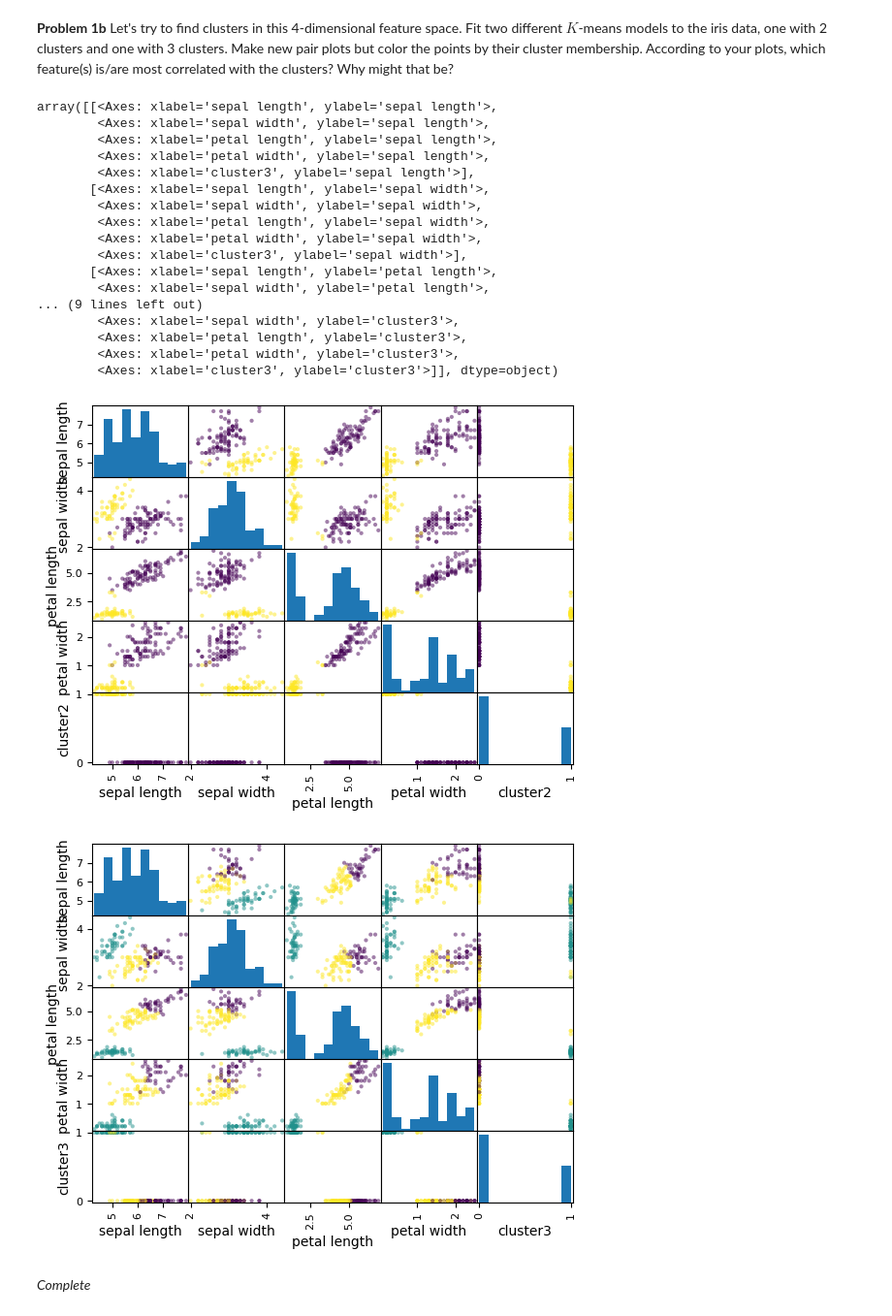
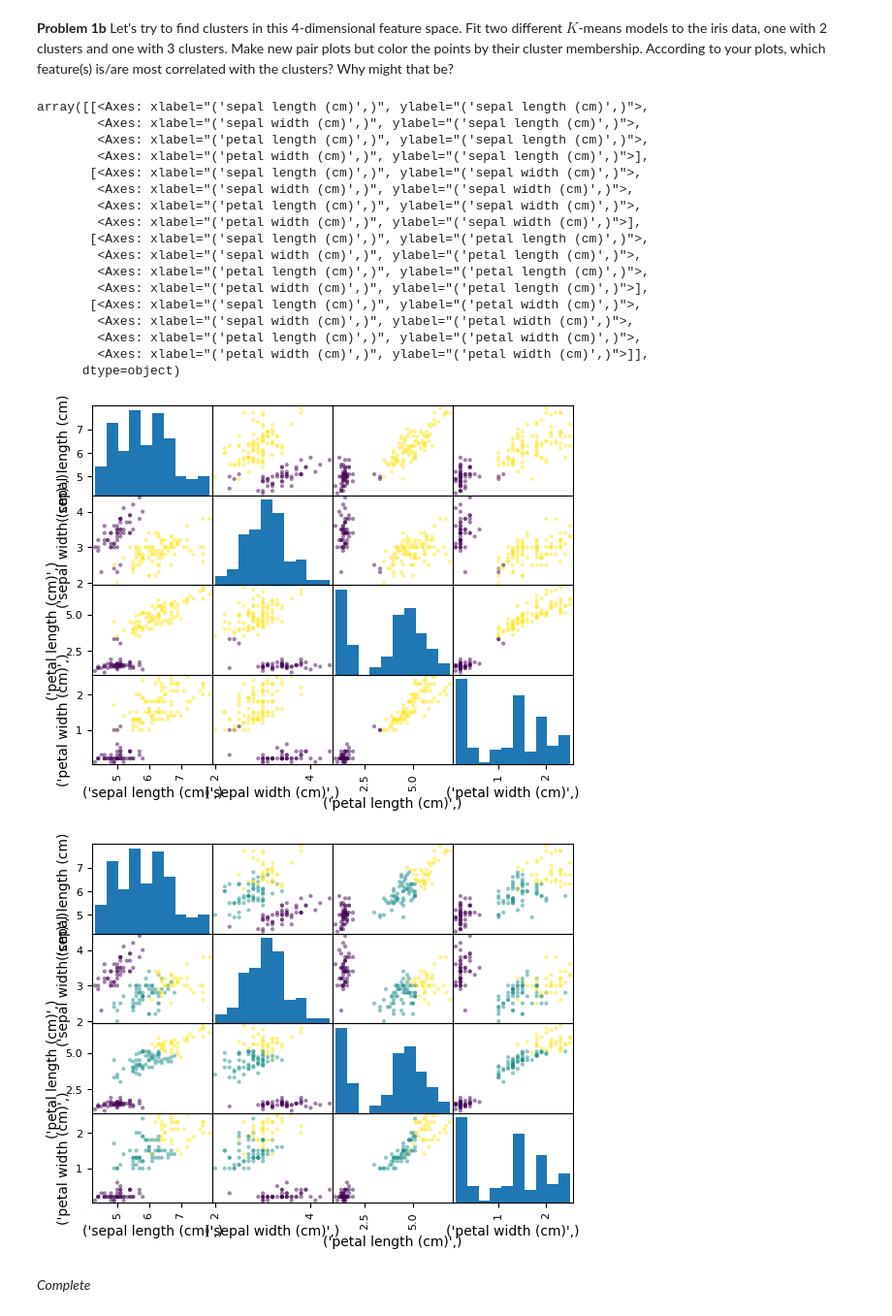
Before and after one commit to ASTR154/clustering, a Jupyter notebook: clustering.ipynb, the cells around one changed output. Shown at 97% size. Drawn from its saved outputs; the diff is of its cells as text; code cells hidden in the pictures.

```diff
--- a/clustering.ipynb
+++ b/clustering.ipynb
@@ -23,7 +23,7 @@ data = iris['data']
 import pandas as pd
 
 data = iris['data']
-df = pd.DataFrame(data, columns = ['sepal length', 'sepal width', 'petal length', 'petal width'])
+df = pd.DataFrame(data, columns = [iris.feature_names])
 
 
 #pd.plotting.scatter_matrix(df)
@@ -32,46 +32,46 @@ df = pd.DataFrame(data, columns = ['sepal length', 'sepal width', 'petal length'
 # %%
 from sklearn.cluster import KMeans
 
 kmeans2 = KMeans(n_clusters=2)  # complete
 kmeans2.fit(df)  # complete
 clusters2 = kmeans2.labels_  # complete
 
 df2 = pd.DataFrame(data, columns = ['sepal length', 'sepal width', 'petal length', 'petal width'])
 
 df2['cluster2'] = clusters2
-pd.plotting.scatter_matrix(df2, marker='.', c=clusters2)
+pd.plotting.scatter_matrix(df, marker='.', c=clusters2)
 
 # repeat with 3 clusters
 kmeans3 = KMeans(n_clusters=3)  # complete
 kmeans3.fit(df)  # complete
 clusters3 = kmeans3.labels_   # complete
 
 df3 = pd.DataFrame(data, columns = ['sepal length', 'sepal width', 'petal length', 'petal width'])
 
 df3['cluster3'] = clusters2
-pd.plotting.scatter_matrix(df3, marker='.', c=clusters3)
+pd.plotting.scatter_matrix(df, marker='.', c=clusters3)
 
 #print(clusters3)
 # %% [output]
-array([[<Axes: xlabel='sepal length', ylabel='sepal length'>,
-        <Axes: xlabel='sepal width', ylabel='sepal length'>,
-        <Axes: xlabel='petal length', ylabel='sepal length'>,
-        <Axes: xlabel='petal width', ylabel='sepal length'>,
-        <Axes: xlabel='cluster3', ylabel='sepal length'>],
-       [<Axes: xlabel='sepal length', ylabel='sepal width'>,
-        <Axes: xlabel='sepal width', ylabel='sepal width'>,
-        <Axes: xlabel='petal length', ylabel='sepal width'>,
-        <Axes: xlabel='petal width', ylabel='sepal width'>,
-        <Axes: xlabel='cluster3', ylabel='sepal width'>],
-       [<Axes: xlabel='sepal length', ylabel='petal length'>,
-        <Axes: xlabel='sepal width', ylabel='petal length'>,
-... (9 lines left out)
-        <Axes: xlabel='sepal width', ylabel='cluster3'>,
-        <Axes: xlabel='petal length', ylabel='cluster3'>,
-        <Axes: xlabel='petal width', ylabel='cluster3'>,
-        <Axes: xlabel='cluster3', ylabel='cluster3'>]], dtype=object)
+array([[<Axes: xlabel="('sepal length (cm)',)", ylabel="('sepal length (cm)',)">,
+        <Axes: xlabel="('sepal width (cm)',)", ylabel="('sepal length (cm)',)">,
+        <Axes: xlabel="('petal length (cm)',)", ylabel="('sepal length (cm)',)">,
+        <Axes: xlabel="('petal width (cm)',)", ylabel="('sepal length (cm)',)">],
+       [<Axes: xlabel="('sepal length (cm)',)", ylabel="('sepal width (cm)',)">,
+        <Axes: xlabel="('sepal width (cm)',)", ylabel="('sepal width (cm)',)">,
+        <Axes: xlabel="('petal length (cm)',)", ylabel="('sepal width (cm)',)">,
+        <Axes: xlabel="('petal width (cm)',)", ylabel="('sepal width (cm)',)">],
+       [<Axes: xlabel="('sepal length (cm)',)", ylabel="('petal length (cm)',)">,
+        <Axes: xlabel="('sepal width (cm)',)", ylabel="('petal length (cm)',)">,
+        <Axes: xlabel="('petal length (cm)',)", ylabel="('petal length (cm)',)">,
+        <Axes: xlabel="('petal width (cm)',)", ylabel="('petal length (cm)',)">],
+       [<Axes: xlabel="('sepal length (cm)',)", ylabel="('petal width (cm)',)">,
+        <Axes: xlabel="('sepal width (cm)',)", ylabel="('petal width (cm)',)">,
+        <Axes: xlabel="('petal length (cm)',)", ylabel="('petal width (cm)',)">,
+        <Axes: xlabel="('petal width (cm)',)", ylabel="('petal width (cm)',)">]],
+      dtype=object)
-[figure, old version]
+[figure, new version]
-[figure, old version]
+[figure, new version]
 # %% [markdown]
 *Complete*
 # %% [markdown]
```
Also changed, not shown: parts of 3 cells of this notebook.
